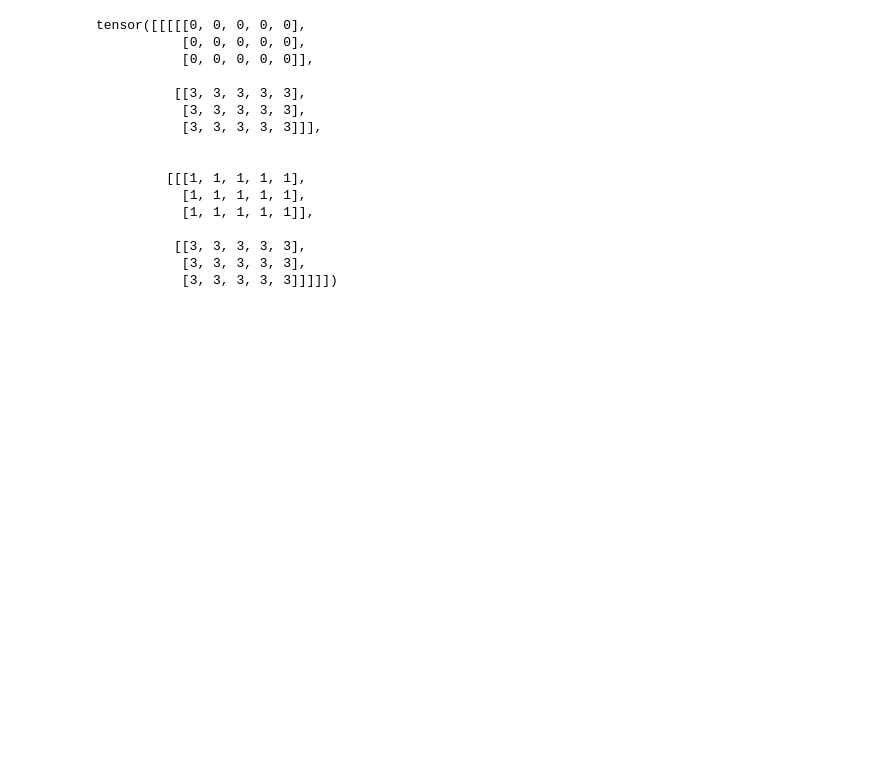
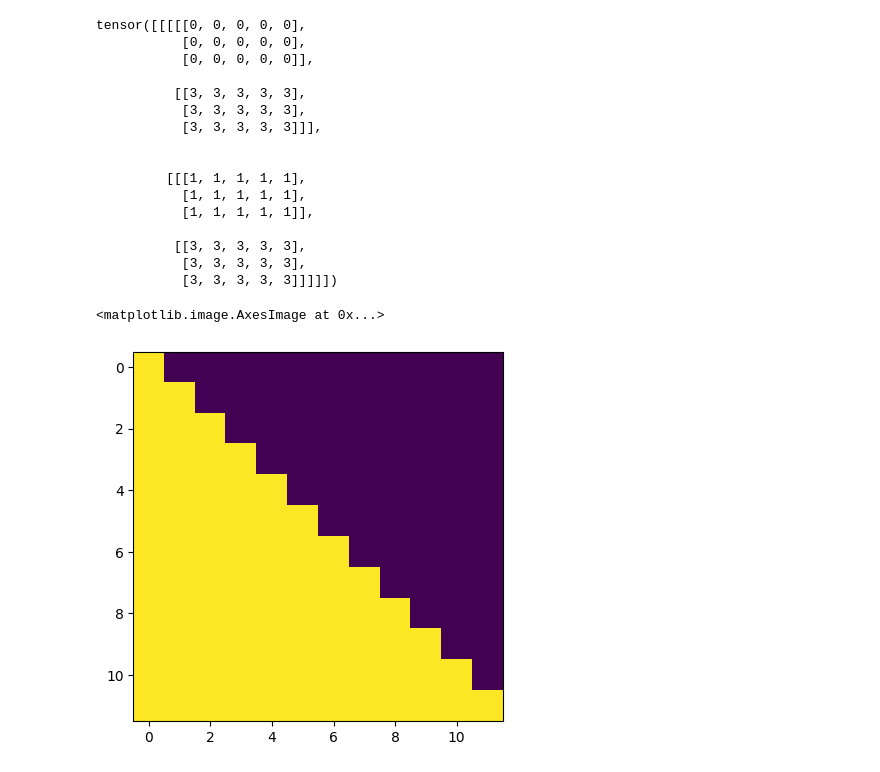
Before and after one commit to ranonrkm/TriForce-legacy, a Jupyter notebook: apps/test.ipynb, the cells around one changed output. Drawn from its saved outputs; the diff is of its cells as text; code cells hidden in the pictures; blank space fills up the shorter version.

```diff
--- a/apps/test.ipynb
+++ b/apps/test.ipynb
@@ -799,3 +813,32 @@ tensor([[[[[0, 0, 0, 0, 0],
           [[3, 3, 3, 3, 3],
            [3, 3, 3, 3, 3],
            [3, 3, 3, 3, 3]]]]])
+# %%
+import torch
+
+MAX_LEN=12
+DTYPE = torch.float16
+DEVICE = torch.device("cuda:0")
+
+def _make_causal_mask(
+    input_ids_shape: torch.Size, dtype: torch.dtype, device: torch.device
+):
+    """
+    Make causal mask used for bi-directional self-attention.
+    """
+    bsz, tgt_len = input_ids_shape
+    mask = torch.full((tgt_len, tgt_len), torch.tensor(torch.finfo(dtype).min, device=device), device=device)
+    mask_cond = torch.arange(mask.size(-1), device=device)
+    mask.masked_fill_(mask_cond < (mask_cond + 1).view(mask.size(-1), 1), 0)
+    mask = mask.to(dtype)
+
+    return mask
+
+attn_mask = _make_causal_mask((MAX_LEN, MAX_LEN), dtype=DTYPE, device=DEVICE)
+# %%
+from matplotlib import pyplot as plt
+
+plt.imshow(attn_mask.cpu().detach().numpy())
+# %% [output]
+<matplotlib.image.AxesImage at 0x...>
+[figure, added]
```
Also changed, not shown: parts of 2 cells of this notebook, 18 other files.
